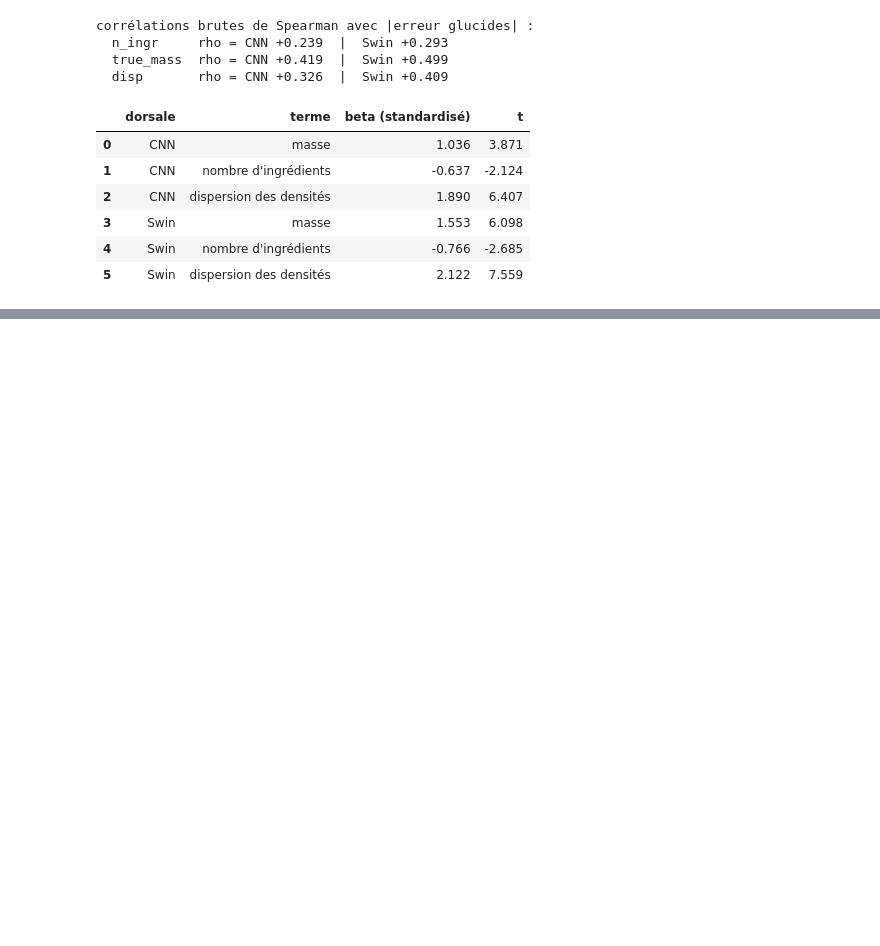
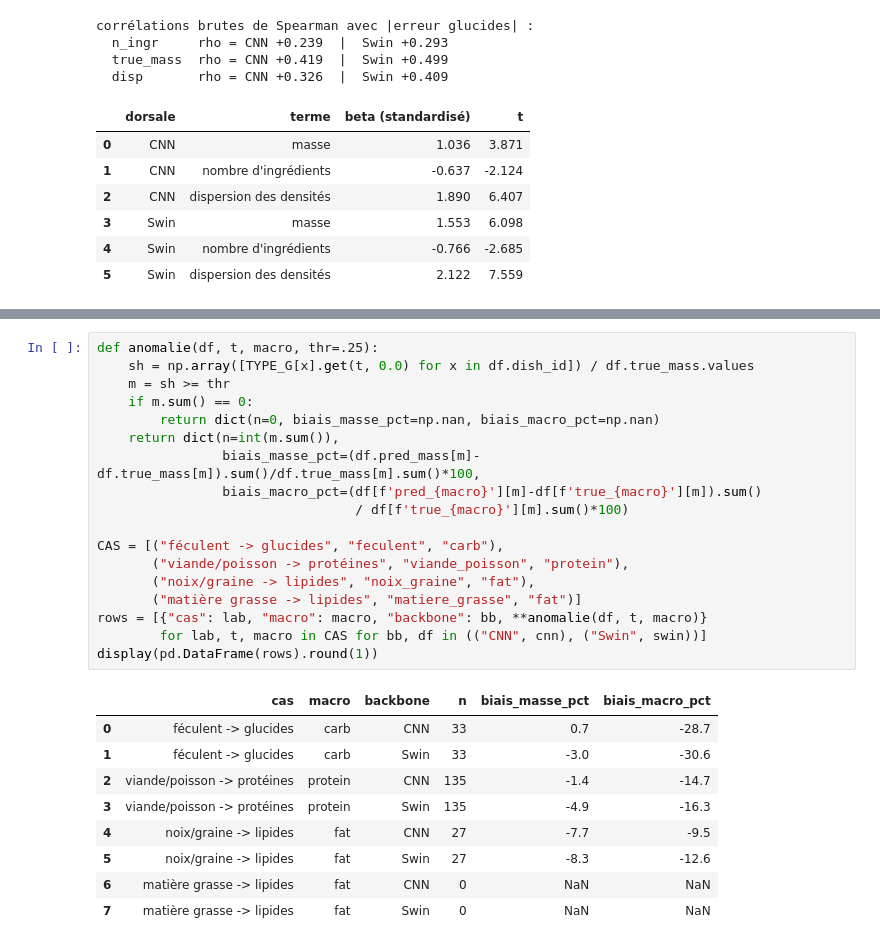
Before and after one commit to LubinLgp/nutrition5k-visual-ambiguity, a Jupyter notebook: analyse_par_ingredient_glucides.ipynb, the cells around one changed output, grey strips where cells are left out. Saved outputs shown, nothing was run; the diff lists cells and outputs as text; blank space fills up the shorter version.

```diff
--- a/analyse_par_ingredient_glucides.ipynb
+++ b/analyse_par_ingredient_glucides.ipynb
@@ -811,0 +839,28 @@ déployable — même réserve que dans le papier.
+# %%
+def anomalie(df, t, macro, thr=.25):
+    sh = np.array([TYPE_G[x].get(t, 0.0) for x in df.dish_id]) / df.true_mass.values
+    m = sh >= thr
+    if m.sum() == 0:
+        return dict(n=0, biais_masse_pct=np.nan, biais_macro_pct=np.nan)
+    return dict(n=int(m.sum()),
+                biais_masse_pct=(df.pred_mass[m]-df.true_mass[m]).sum()/df.true_mass[m].sum()*100,
+                biais_macro_pct=(df[f'pred_{macro}'][m]-df[f'true_{macro}'][m]).sum()
+                                 / df[f'true_{macro}'][m].sum()*100)
+
+CAS = [("féculent -> glucides", "feculent", "carb"),
+       ("viande/poisson -> protéines", "viande_poisson", "protein"),
+       ("noix/graine -> lipides", "noix_graine", "fat"),
+       ("matière grasse -> lipides", "matiere_grasse", "fat")]
+rows = [{"cas": lab, "macro": macro, "backbone": bb, **anomalie(df, t, macro)}
+        for lab, t, macro in CAS for bb, df in (("CNN", cnn), ("Swin", swin))]
+display(pd.DataFrame(rows).round(1))
+# %% [output]
+|  | cas | macro | backbone | n | biais_masse_pct | biais_macro_pct |
+| 0 | féculent -> glucides | carb | CNN | 33 | 0.7 | -28.7 |
+| 1 | féculent -> glucides | carb | Swin | 33 | -3.0 | -30.6 |
+| 2 | viande/poisson -> protéines | protein | CNN | 135 | -1.4 | -14.7 |
+| 3 | viande/poisson -> protéines | protein | Swin | 135 | -4.9 | -16.3 |
+| 4 | noix/graine -> lipides | fat | CNN | 27 | -7.7 | -9.5 |
+| 5 | noix/graine -> lipides | fat | Swin | 27 | -8.3 | -12.6 |
+| 6 | matière grasse -> lipides | fat | CNN | 0 | NaN | NaN |
+| 7 | matière grasse -> lipides | fat | Swin | 0 | NaN | NaN |
```
Also changed, not shown: parts of 9 cells of this notebook.
